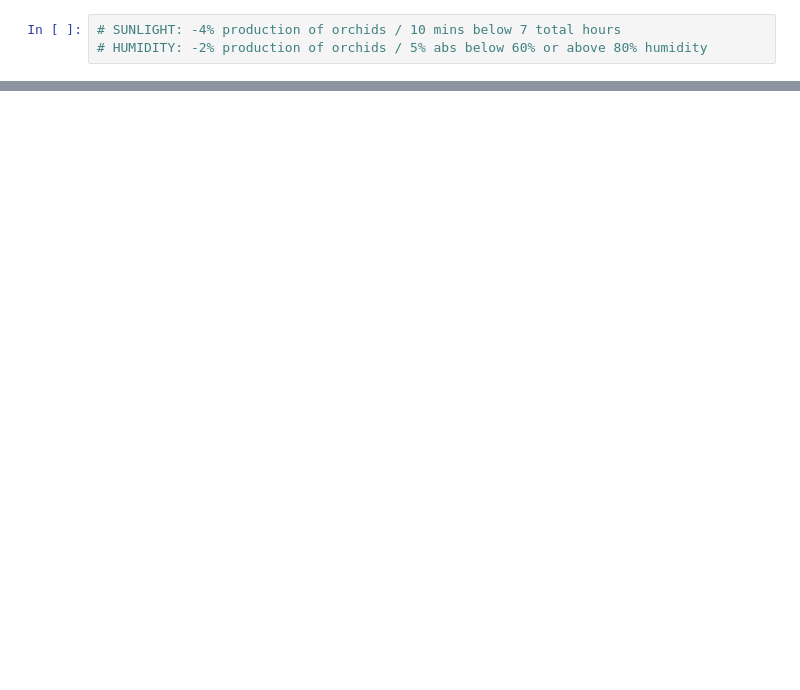
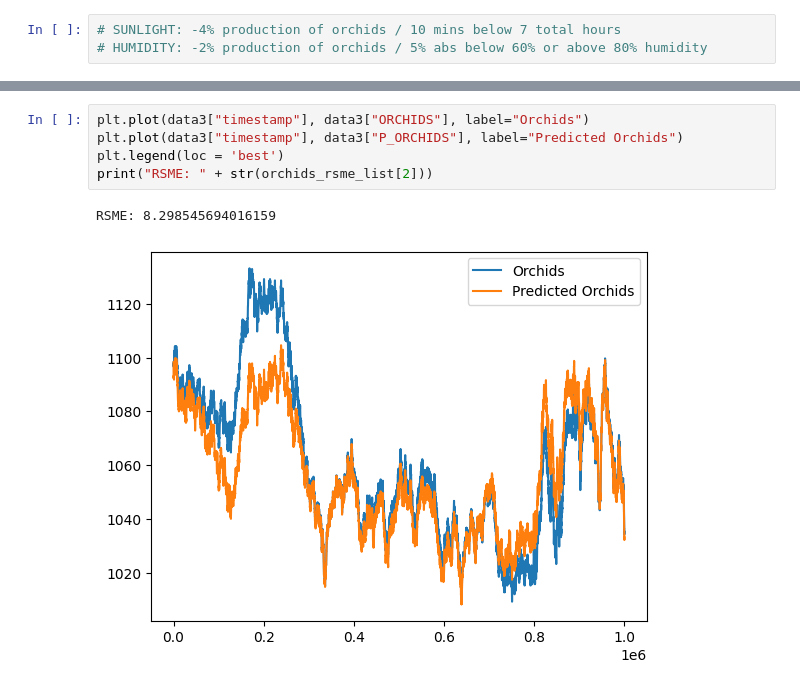
Before and after one commit to timkimneu/IMCProsperityTradingAlgorithm, a Jupyter notebook: round2/sample_data/orchid_analysis.ipynb, the cells around one changed output, grey strips where cells are left out. Cells and saved outputs as stored; diff of their text form; blank space fills up the shorter version.

```diff
--- a/round2/sample_data/orchid_analysis.ipynb
+++ b/round2/sample_data/orchid_analysis.ipynb
@@ -63,0 +83,8 @@ plt.legend(loc = 'best')
+# %%
+plt.plot(data3["timestamp"], data3["ORCHIDS"], label="Orchids")
+plt.plot(data3["timestamp"], data3["P_ORCHIDS"], label="Predicted Orchids")
+plt.legend(loc = 'best')
+print("RSME: " + str(orchids_rsme_list[2]))
+# %% [output]
+RSME: 8.298545694016159
+[figure, added]
```
Also changed, not shown: parts of 4 cells of this notebook.
